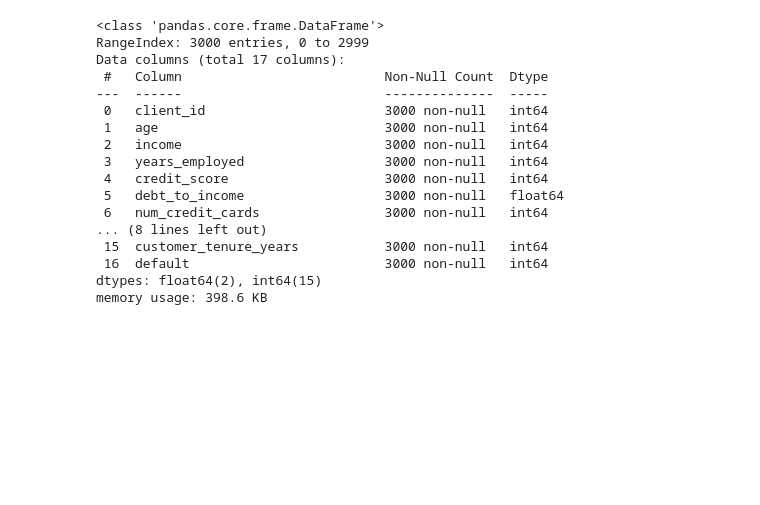
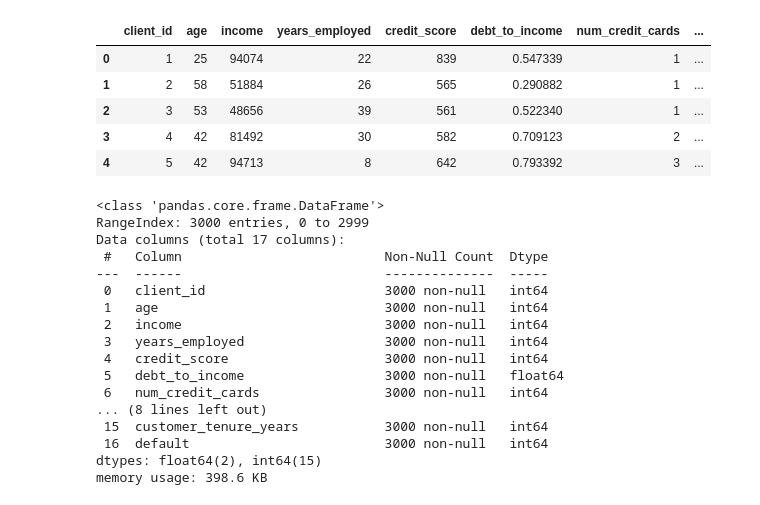
Before and after one commit to Andeco1/ai-engineering, a Jupyter notebook: homeworks/HW05/HW05.ipynb, the cells around one changed output. Drawn from its saved outputs; the diff is of its cells as text; code cells hidden in the pictures; blank space fills up the shorter version.

```diff
--- a/homeworks/HW05/HW05.ipynb
+++ b/homeworks/HW05/HW05.ipynb
@@ -11,6 +11,15 @@ from sklearn.preprocessing import StandardScaler
 from sklearn.metrics import accuracy_score, roc_auc_score, roc_curve, classification_report
 
 df = pd.read_csv('S05-hw-dataset.csv')
+# %%
+df.head()
+# %% [output]
+|  | client_id | age | income | years_employed | credit_score | debt_to_income | num_credit_cards | ... |
+| 0 | 1 | 25 | 94074 | 22 | 839 | 0.547339 | 1 | ... |
+| 1 | 2 | 58 | 51884 | 26 | 565 | 0.290882 | 1 | ... |
+| 2 | 3 | 53 | 48656 | 39 | 561 | 0.522340 | 1 | ... |
+| 3 | 4 | 42 | 81492 | 30 | 582 | 0.709123 | 2 | ... |
+| 4 | 5 | 42 | 94713 | 8 | 642 | 0.793392 | 3 | ... |
 # %%
 df.info()
 # %% [output]
```
Also changed, not shown: 1 other file.
